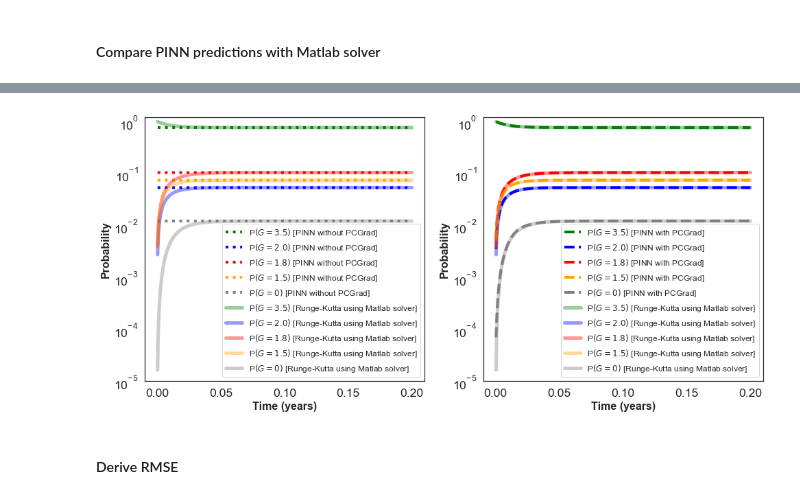
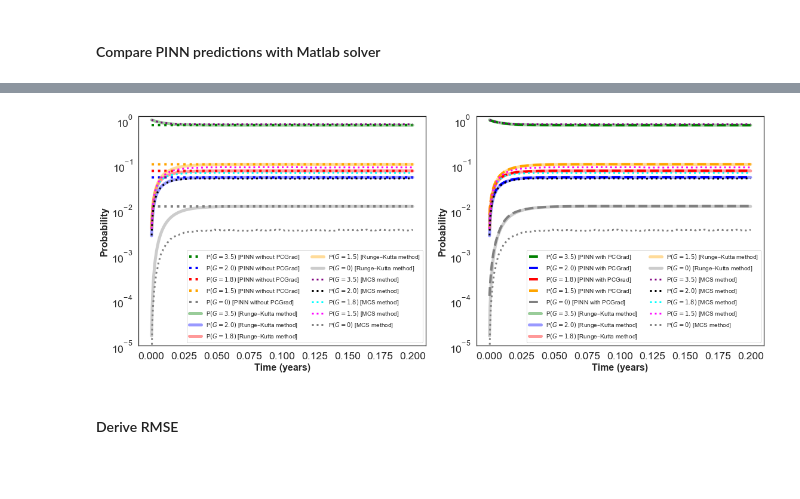
Before and after one commit to zxgcqupt/PINNs4SRA, a Jupyter notebook: medium_homogeneous_CTMC/PINN_for_medium_homo_CTMC_reliability_analysis.ipynb, the cells around one changed output, grey strips where cells are left out. Saved outputs shown, nothing was run; the diff lists cells and outputs as text; code cells hidden in the pictures; blank space fills up the shorter version.

Commit message:
Finalize the computational results of the first two examples

```diff
--- a/medium_homogeneous_CTMC/PINN_for_medium_homo_CTMC_reliability_analysis.ipynb
+++ b/medium_homogeneous_CTMC/PINN_for_medium_homo_CTMC_reliability_analysis.ipynb
@@ -356,8 +354,8 @@ def get_system_performance(df):
 
     df['system_3.5'] = df['state_1']
     df['system_2.0'] = df['state_2']
-    df['system_1.8'] = df['state_3'] + df['state_7']
-    df['system_1.5'] = df['state_4'] + df['state_6']
+    df['system_1.8'] = df['state_4'] + df['state_6']
+    df['system_1.5'] = df['state_3'] + df['state_7']
     df['system_0'] = df['state_5'] + df['state_8'] + df['state_9'] + df['state_10'] + df['state_11'] + df['state_12']
 
     return df
@@ -384,0 +383,7 @@ matlab_solver_solution_df.head()
+# %%
+MCS_solution_df = pd.read_csv('MCS_homo_example2.4.csv')
+MCS_solution_df.columns = ['time'] + state_column_names
+# %%
+MCS_solution_df.drop(labels='time', inplace=True, axis = 1)
+# %%
+MCS_solution_df = get_system_performance(MCS_solution_df)
@@ -457,6 +536,5 @@ plt.rcParams['legend.fontsize'] = 12
 # %%
-f, ax = plt.subplots(1, 2, figsize=(14, 6.6))
-
+f, ax = plt.subplots(1, 2, figsize=(16, 6.6))
 
 sns.lineplot(x = x_star.flatten(), y = y_pred_df['system_3.5'], label = r'P$\left(G=3.5 \right)$ [PINN without PCGrad]',
              linewidth = 4, color = 'green', linestyle='dotted', ax=ax[0])
@@ -471,64 +549,98 @@ sns.lineplot(x = x_star.flatten(), y = y_pred_df['system_0'], label = r'P$\left(
 
 
 sns.lineplot(x = x_star.flatten(), y = matlab_solver_solution_df['system_3.5'],
-             label = r'P$\left(G=3.5 \right)$ [Runge-Kutta using Matlab solver]',
+             label = r'P$\left(G=3.5 \right)$ [Runge–Kutta method]',
              color = 'green', alpha=0.4, dashes=True, linewidth = 5, ax=ax[0])
 sns.lineplot(x = x_star.flatten(), y = matlab_solver_solution_df['system_2.0'],
-             label = r'P$\left(G=2.0 \right)$ [Runge-Kutta using Matlab solver]',
+             label = r'P$\left(G=2.0 \right)$ [Runge–Kutta method]',
              color = 'blue', alpha=0.4, dashes=True, linewidth = 5, ax=ax[0])
 sns.lineplot(x = x_star.flatten(), y = matlab_solver_solution_df['system_1.8'],
-             label = r'P$\left(G=1.8 \right)$ [Runge-Kutta using Matlab solver]',
+             label = r'P$\left(G=1.8 \right)$ [Runge–Kutta method]',
              color = 'red', alpha=0.4, dashes=True, linewidth = 5, ax=ax[0])
 sns.lineplot(x = x_star.flatten(), y = matlab_solver_solution_df['system_1.5'],
-             label = r'P$\left(G=1.5 \right)$ [Runge-Kutta using Matlab solver]',
+             label = r'P$\left(G=1.5 \right)$ [Runge–Kutta method]',
              color = 'orange', alpha=0.4, dashes=True, linewidth = 5, ax=ax[0])
 sns.lineplot(x = x_star.flatten(), y = matlab_solver_solution_df['system_0'],
-             label = r'P$\left(G=0 \right)$ [Runge-Kutta using Matlab solver]',
+             label = r'P$\left(G=0 \right)$ [Runge–Kutta method]',
              color = 'gray', alpha=0.4, dashes=True, linewidth = 5, ax=ax[0])
 
+
+sns.lineplot(x = x_star.flatten(), y = MCS_solution_df['system_3.5'],
+             label = r'P$\left(G=3.5 \right)$ [MCS method]', linestyle='dotted',
+             color = 'purple', alpha=1, dashes=True, linewidth = 3, ax=ax[0])
+sns.lineplot(x = x_star.flatten(), y = MCS_solution_df['system_2.0'],
+             label = r'P$\left(G=2.0 \right)$ [MCS method]', linestyle='dotted',
+             color = 'black', alpha=1, dashes=True, linewidth = 3, ax=ax[0])
+sns.lineplot(x = x_star.flatten(), y = MCS_solution_df['system_1.8'],
+             label = r'P$\left(G=1.8 \right)$ [MCS method]', linestyle='dotted',
+             color = 'cyan', alpha=1, dashes=True, linewidth = 3, ax=ax[0])
+sns.lineplot(x = x_star.flatten(), y = MCS_solution_df['system_1.5'],
+             label = r'P$\left(G=1.5 \right)$ [MCS method]', linestyle='dotted',
+             color = 'fuchsia', alpha=1, dashes=True, linewidth = 3, ax=ax[0])
+sns.lineplot(x = x_star.flatten(), y = MCS_solution_df['system_0'],
+             label = r'P$\left(G=0 \right)$ [MCS method]', linestyle='dotted',
+             color = 'gray', alpha=1, dashes=True, linewidth = 3, ax=ax[0])
+
+ax[0].legend(ncol=2, fontsize=10)
 ax[0].set_yscale("log")
 ax[0].set_ylim([1e-5, 1.2])
 ax[0].set_xlabel("Time (years)", fontdict=dict(weight='bold'), fontsize=16)
 ax[0].set_ylabel("Probability", fontdict=dict(weight='bold'), fontsize=16)
-
 
 
 sns.lineplot(x = x_star.flatten(), y = y_pred_pcgrad_df['system_3.5'], label = r'P$\left(G=3.5 \right)$ [PINN with PCGrad]',
              color = 'green', linestyle='--', linewidth = 4, ax=ax[1])
 sns.lineplot(x = x_star.flatten(), y = y_pred_pcgrad_df['system_2.0'], label = r'P$\left(G=2.0 \right)$ [PINN with PCGrad]',
              color = 'blue', linestyle='--', linewidth = 4, ax=ax[1])
 sns.lineplot(x = x_star.flatten(), y = y_pred_pcgrad_df['system_1.8'], label = r'P$\left(G=1.8 \right)$ [PINN with PCGrad]',
              color = 'red', linestyle='--', linewidth = 4, ax=ax[1])
 sns.lineplot(x = x_star.flatten(), y = y_pred_pcgrad_df['system_1.5'], label = r'P$\left(G=1.5 \right)$ [PINN with PCGrad]',
              color = 'orange', linestyle='--', linewidth = 4, ax=ax[1])
 sns.lineplot(x = x_star.flatten(), y = y_pred_pcgrad_df['system_0'], label = r'P$\left(G=0 \right)$ [PINN with PCGrad]',
              color = 'gray', linestyle='--', linewidth = 4, ax=ax[1])
 
 sns.lineplot(x = x_star.flatten(), y = matlab_solver_solution_df['system_3.5'],
-             label = r'P$\left(G=3.5 \right)$ [Runge-Kutta using Matlab solver]',
+             label = r'P$\left(G=3.5 \right)$ [Runge–Kutta method]',
              color = 'green', alpha=0.4, dashes=True, linewidth = 5, ax=ax[1])
 sns.lineplot(x = x_star.flatten(), y = matlab_solver_solution_df['system_2.0'],
-             label = r'P$\left(G=2.0 \right)$ [Runge-Kutta using Matlab solver]',
+             label = r'P$\left(G=2.0 \right)$ [Runge–Kutta method]',
              color = 'blue', alpha=0.4, dashes=True, linewidth = 5, ax=ax[1])
 sns.lineplot(x = x_star.flatten(), y = matlab_solver_solution_df['system_1.8'],
-             label = r'P$\left(G=1.8 \right)$ [Runge-Kutta using Matlab solver]',
+             label = r'P$\left(G=1.8 \right)$ [Runge–Kutta method]',
              color = 'red', alpha=0.4, dashes=True, linewidth = 5, ax=ax[1])
 sns.lineplot(x = x_star.flatten(), y = matlab_solver_solution_df['system_1.5'],
-             label = r'P$\left(G=1.5 \right)$ [Runge-Kutta using Matlab solver]',
+             label = r'P$\left(G=1.5 \right)$ [Runge–Kutta method]',
              color = 'orange', alpha=0.4, dashes=True, linewidth = 5, ax=ax[1])
 sns.lineplot(x = x_star.flatten(), y = matlab_solver_solution_df['system_0'],
-             label = r'P$\left(G=0 \right)$ [Runge-Kutta using Matlab solver]',
+             label = r'P$\left(G=0 \right)$ [Runge–Kutta method]',
              color = 'gray', alpha=0.4, dashes=True, linewidth = 5, ax=ax[1])
 
+sns.lineplot(x = x_star.flatten(), y = MCS_solution_df['system_3.5'],
+             label = r'P$\left(G=3.5 \right)$ [MCS method]', linestyle='dotted',
+             color = 'purple', alpha=1, dashes=True, linewidth = 3, ax=ax[1])
+sns.lineplot(x = x_star.flatten(), y = MCS_solution_df['system_2.0'],
+             label = r'P$\left(G=2.0 \right)$ [MCS method]', linestyle='dotted',
+             color = 'black', alpha=1, dashes=True, linewidth = 3, ax=ax[1])
+sns.lineplot(x = x_star.flatten(), y = MCS_solution_df['system_1.8'],
+             label = r'P$\left(G=1.8 \right)$ [MCS method]', linestyle='dotted',
+             color = 'cyan', alpha=1, dashes=True, linewidth = 3, ax=ax[1])
+sns.lineplot(x = x_star.flatten(), y = MCS_solution_df['system_1.5'],
+             label = r'P$\left(G=1.5 \right)$ [MCS method]', linestyle='dotted',
+             color = 'fuchsia', alpha=1, dashes=True, linewidth = 3, ax=ax[1])
+sns.lineplot(x = x_star.flatten(), y = MCS_solution_df['system_0'],
+             label = r'P$\left(G=0 \right)$ [MCS method]', linestyle='dotted',
+             color = 'gray', alpha=1, dashes=True, linewidth = 3, ax=ax[1])
+
+ax[1].legend(ncol=2, fontsize=10)
 ax[1].set_yscale("log")
 ax[1].set_ylim([1e-5, 1.2])
 ax[1].set_xlabel("Time (years)", fontdict=dict(weight='bold'), fontsize=16)
 ax[1].set_ylabel("Probability", fontdict=dict(weight='bold'), fontsize=16)
 
 
 plt.tight_layout()
 plt.savefig("comparison_medium_homo.pdf")
 # %% [output]
-[figure, old version]
+[figure, new version]
 # %% [markdown]
 #### Derive RMSE
```
Also changed, not shown: parts of 26 cells of this notebook, 19 other files.
